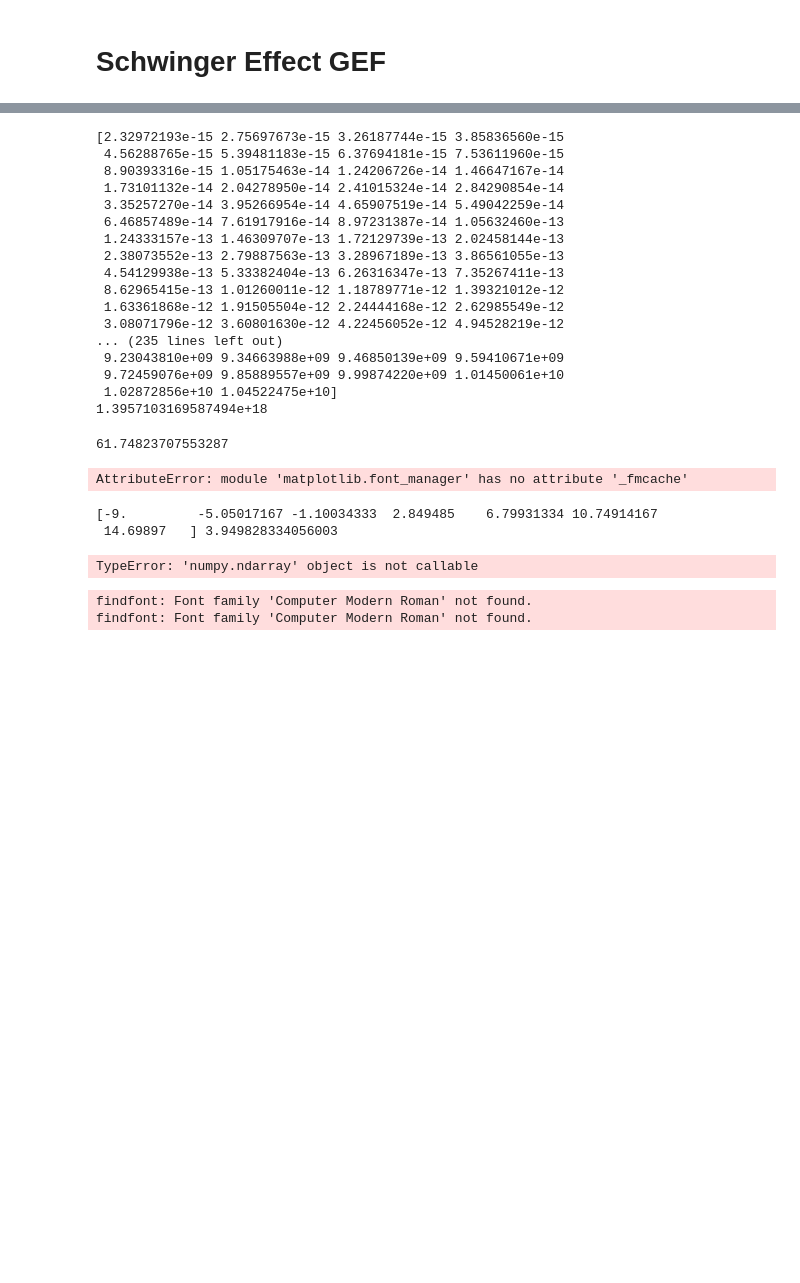
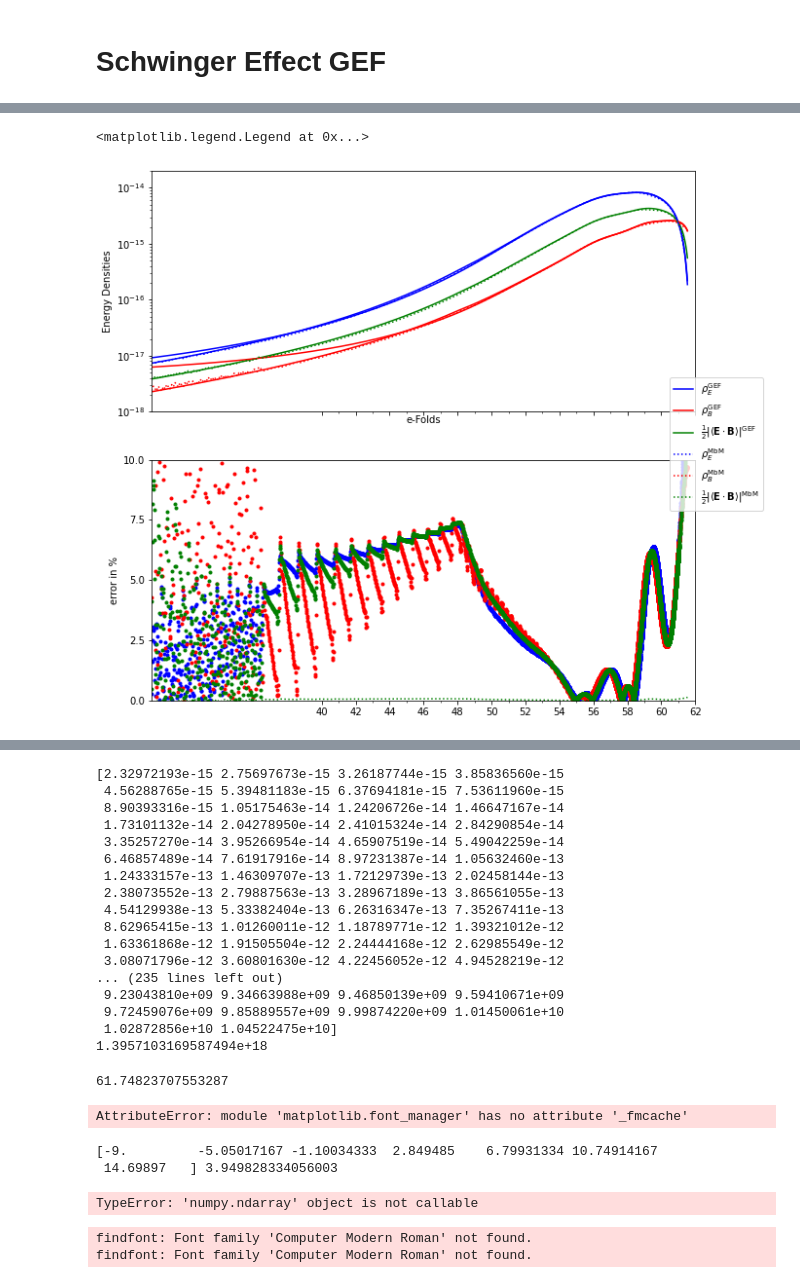
Before and after one commit to richard-von-eckardstein/GEFF, a Jupyter notebook: ModeByMode.ipynb, the cells around one changed output, grey strips where cells are left out. Drawn from its saved outputs; the diff is of its cells as text; code cells hidden in the pictures; blank space fills up the shorter version.

```diff
--- a/ModeByMode.ipynb
+++ b/ModeByMode.ipynb
@@ -571,3 +557,80 @@ fig.savefig("Plots/MbM" + name + ".png")
+# %%
+EMode = []
+BMode = []
+GMode = []
+kSR = [min(data["kS"][i], data["kh"][i]) for i in range(len(tR))]
+kSs = CubicSpline(tR, kSR)(ts)
+#print(Ap[60,:])
+#print(ts.size)
+for i in range(len(ts)):
+    Etmp, Btmp, Gtmp = ComputeEBGnMode(Ap[:,i], Am[:,i], dAp[:,i], dAm[:,i], np.exp(Ns[i]), ks, kSs[i], 0)
+    EMode.append(Etmp)
+    BMode.append(Btmp)
+    GMode.append(Gtmp)
+
+EMode1 = np.array(EMode)
+BMode1 = np.array(BMode)
+GMode1 = np.array(GMode)
+# %%
+fig, ax = plt.subplots(2,1, figsize=(10,10), sharex=True)
+file = "Out/GEF" + name + ".dat"
+input_df = pd.read_table(file, sep=",")
+data = dict(zip(input_df.columns[1:],input_df.values[1:,1:].T))
+ER = data["EBar"]
+BR = data["BBar"]
+GR = data["GBar"]
+NR = data["N"]
+omega = 3.814203717684728e-05
+rhoE = 0.5*ER*omega**4
+errE = abs(ER - CubicSpline(Ns, EMode1)(NR))/CubicSpline(Ns, EMode1)(NR)
+rhoB = 0.5*BR*omega**4
+errB = abs(BR - CubicSpline(Ns, BMode1)(NR))/CubicSpline(Ns, BMode1)(NR)
+rhoG = 0.5*abs(GR)*omega**4
+errG = (abs(GR) - CubicSpline(Ns, abs(GMode1))(NR))/CubicSpline(Ns, abs(GMode1))(NR)
+
+#xticks = np.arange(36, 57, 2)
+#xticksmin = np.arange(35, 58, 2)
+xticks = np.arange(40, 64, 2)
+xticksmin = np.arange(41, 63, 2)
+yticks = 10**(-1.*np.arange(14, 17))
+
+ax[0].plot(NR, rhoE, "b", label=r"$\rho_E^{\mathrm{GEF}}$")
+ax[0].plot(NR, rhoB, "r", label=r"$\rho_B^{\mathrm{GEF}}$")
+ax[0].plot(NR, rhoG, "g", label=r"$\frac{1}{2} |\langle \mathbf{E} \cdot \mathbf{B} \rangle|^{\mathrm{GEF}}$")
+rhoE = 0.5*data["E"]*omega**4
+rhoB = 0.5*data["B"]*omega**4
+rhoG = 0.5*data["G"]*omega**4
+ax[0].plot(NR, rhoE, "b")
+ax[0].plot(NR, rhoB, "r")
+ax[0].plot(NR, rhoG, "g")
+ax[0].plot(Ns, 0.5*EMode1*omega**4, "b:", label=r"$\rho_E^{\mathrm{MbM}}$")
+ax[0].plot(Ns, 0.5*BMode1*omega**4, "r:", label=r"$\rho_B^{\mathrm{MbM}}$")
+ax[0].plot(Ns, 0.5*abs(GMode1)*omega**4, "g:", label=r"$\frac{1}{2} |\langle \mathbf{E} \cdot \mathbf{B} \rangle|^{\mathrm{MbM}}$")
+#ax[0].vlines(NEnd, ymin=1e-17, ymax=2e-14, colors="k", linestyles="dotted")
+ax[0].set_ylim(1e-18, 2e-14)
+ax[0].set_xlim(30, 62)
+
+ax[0].set_xticks(xticks)
+ax[0].set_xticks(xticksmin, minor=True)
+ax[0].set_yticks(yticks)
+ax[0].set_ylabel("Energy Densities")
+ax[1].set_ylabel("error in %")
+ax[0].set_xlabel("e-Folds")
+ax[0].set_xlabel("e-Folds")
+ax[0].set_yscale("log")
+ax[1].plot(NR, abs(errE*100), "b.")
+ax[1].plot(NR, abs(errB*100), "r.")
+ax[1].plot(NR, abs(errG*100), "g.")
+ax[1].plot(NR, errG, "g:")
+ax[1].set_ylim(0., 10)
+#ax[1].vlines(NEnd, ymin=0, ymax=50, colors="k", linestyles="dotted")
+ax[1].set_yticks(np.arange(0,12.5,2.5))
+lines_labels = [ax[0].get_legend_handles_labels()]
+lines, labels = [sum(lol, []) for lol in zip(*lines_labels)]
+fig.legend(lines, labels, loc=5)
+# %% [output]
+<matplotlib.legend.Legend at 0x...>
+[figure, added]
 # %%
 file = "Modes/MbM" + name + ".dat"
 SaveMode(ts, ks, Ap, dAp, Am, dAm, af, name=file)
```
Also changed, not shown: parts of 12 cells of this notebook, 2 other files.
